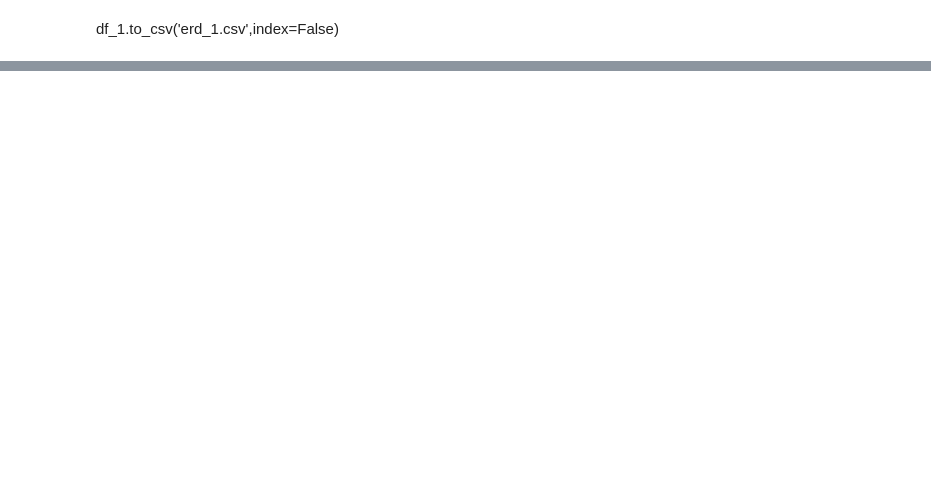
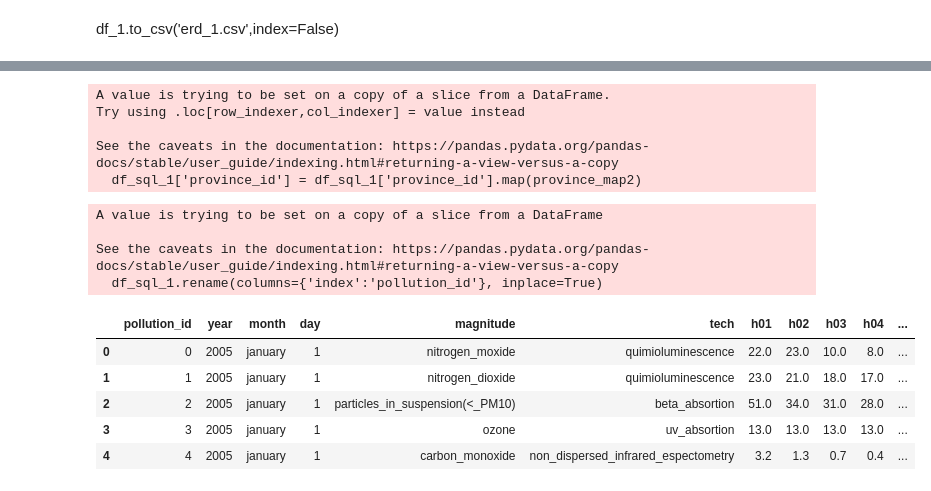
Before and after one commit to JCastillo1997/Inhale-the-present-exhale-the-past.-, a Jupyter notebook: EDA/EDA.ipnyb/EDA_air_2.ipynb, the cells around one changed output, grey strips where cells are left out. Cells and saved outputs as stored; diff of their text form; code cells hidden in the pictures; blank space fills up the shorter version.

Commit message:
some bi data

```diff
--- a/EDA/EDA.ipnyb/EDA_air_2.ipynb
+++ b/EDA/EDA.ipnyb/EDA_air_2.ipynb
@@ -177,8 +245,23 @@ df_sql_4=merged_df[['station','municipality_id']]
 # %%
 province_map2 = {28 : 1}
 df_sql_1['province_id'] = df_sql_1['province_id'].map(province_map2)
-df_sql_1.head()
+# %% [output]
+A value is trying to be set on a copy of a slice from a DataFrame.
+Try using .loc[row_indexer,col_indexer] = value instead
+
+See the caveats in the documentation: https://pandas.pydata.org/pandas-docs/stable/user_guide/indexing.html#returning-a-view-versus-a-copy
+  df_sql_1['province_id'] = df_sql_1['province_id'].map(province_map2)
 # %%
 df_sql_1.reset_index(inplace=True)
 df_sql_1.rename(columns={'index':'pollution_id'}, inplace=True)
-df_sql_1.head()
+# %% [output]
+A value is trying to be set on a copy of a slice from a DataFrame
+
+See the caveats in the documentation: https://pandas.pydata.org/pandas-docs/stable/user_guide/indexing.html#returning-a-view-versus-a-copy
+  df_sql_1.rename(columns={'index':'pollution_id'}, inplace=True)
+|  | pollution_id | year | month | day | magnitude | tech | h01 | h02 | h03 | h04 | ... |
+| 0 | 0 | 2005 | january | 1 | nitrogen_moxide | quimioluminescence | 22.0 | 23.0 | 10.0 | 8.0 | ... |
+| 1 | 1 | 2005 | january | 1 | nitrogen_dioxide | quimioluminescence | 23.0 | 21.0 | 18.0 | 17.0 | ... |
+| 2 | 2 | 2005 | january | 1 | particles_in_suspension(<_PM10) | beta_absortion | 51.0 | 34.0 | 31.0 | 28.0 | ... |
+| 3 | 3 | 2005 | january | 1 | ozone | uv_absortion | 13.0 | 13.0 | 13.0 | 13.0 | ... |
+| 4 | 4 | 2005 | january | 1 | carbon_monoxide | non_dispersed_infrared_espectometry | 3.2 | 1.3 | 0.7 | 0.4 | ... |
```
Also changed, not shown: parts of 14 cells of this notebook, 1 other file.
